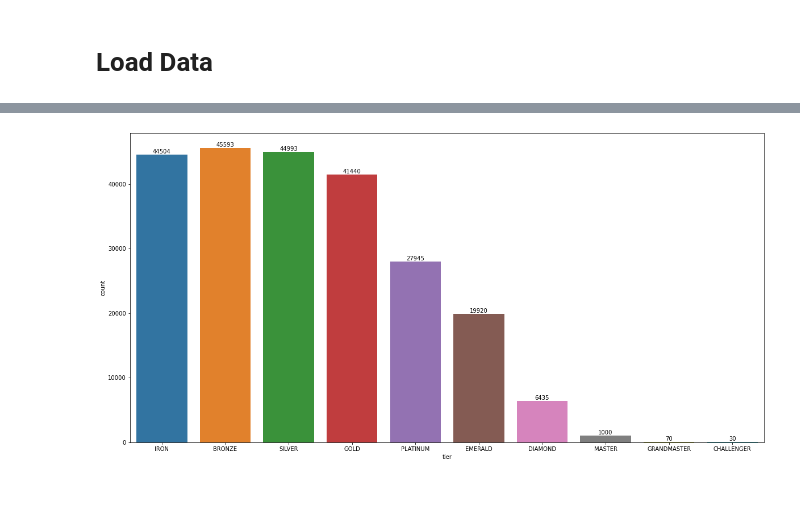
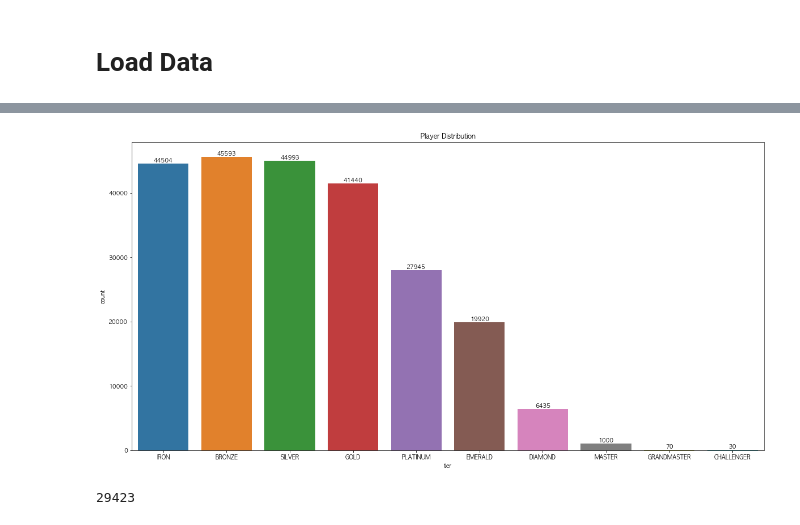
Before and after one commit to SKNETWORKS-FAMILY-AICAMP/SKN11-2nd-4Team, a Jupyter notebook: EDA/eda_hyg.ipynb, the cells around one changed output, grey strips where cells are left out. Cells and saved outputs as stored; diff of their text form; code cells hidden in the pictures; blank space fills up the shorter version.

```diff
--- a/EDA/eda_hyg.ipynb
+++ b/EDA/eda_hyg.ipynb
@@ -5,0 +11,5 @@ import seaborn as sns
+# %%
+import matplotlib.pyplot as plt
+import matplotlib.font_manager as fm
+
+plt.rcParams['font.family'] = 'AppleGothic'
@@ -58,0 +27,12 @@ df
+# %%
+base_dir = os.path.dirname(os.getcwd())  # 현재 폴더의 부모 디렉토리
+path = os.path.join(base_dir, "data/reduction_data/*.csv")
+file_paths = glob(path)
+
+player_info_data = pd.DataFrame()
+
+for file in file_paths:
+    player_info_data = pd.concat([player_info_data, pd.read_csv(file, encoding="utf-8")], axis=0)
+
+display(player_info_data.head())
+print(f"Player information data count : {len(player_info_data)}")
@@ -59,16 +70,21 @@ df
 # %%
 tier_order=['IRON','BRONZE','SILVER','GOLD','PLATINUM','EMERALD','DIAMOND','MASTER','GRANDMASTER','CHALLENGER']
 
 plt.figure(figsize=(20,10))
-ax = sns.countplot(data=df, x='tier' ,order=tier_order, hue_order=tier_order)
+ax = sns.countplot(data=player_info_data, x='tier', order=tier_order, hue_order=tier_order)
 
 for p in ax.patches:
     ax.annotate(f'{int(p.get_height())}',
                 (p.get_x() + p.get_width() / 2, p.get_height()),
                 ha='center',
                 va='bottom',
                 fontsize=10,
                 color='black')
+plt.title('Player Distribution')
 plt.show()
 # %% [output]
-[figure, old version]
+[figure, new version]
+# %%
+player_info_data['leagueId'].nunique() # 231930
+# %% [output]
+29423
```
Also changed, not shown: parts of 29 cells of this notebook.
